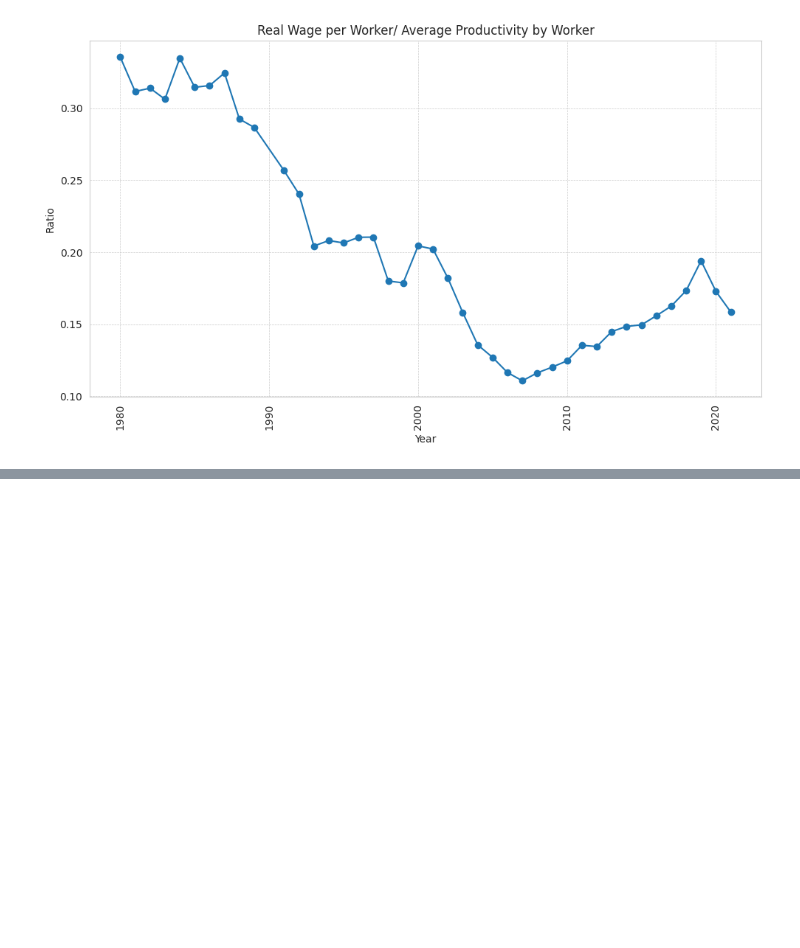
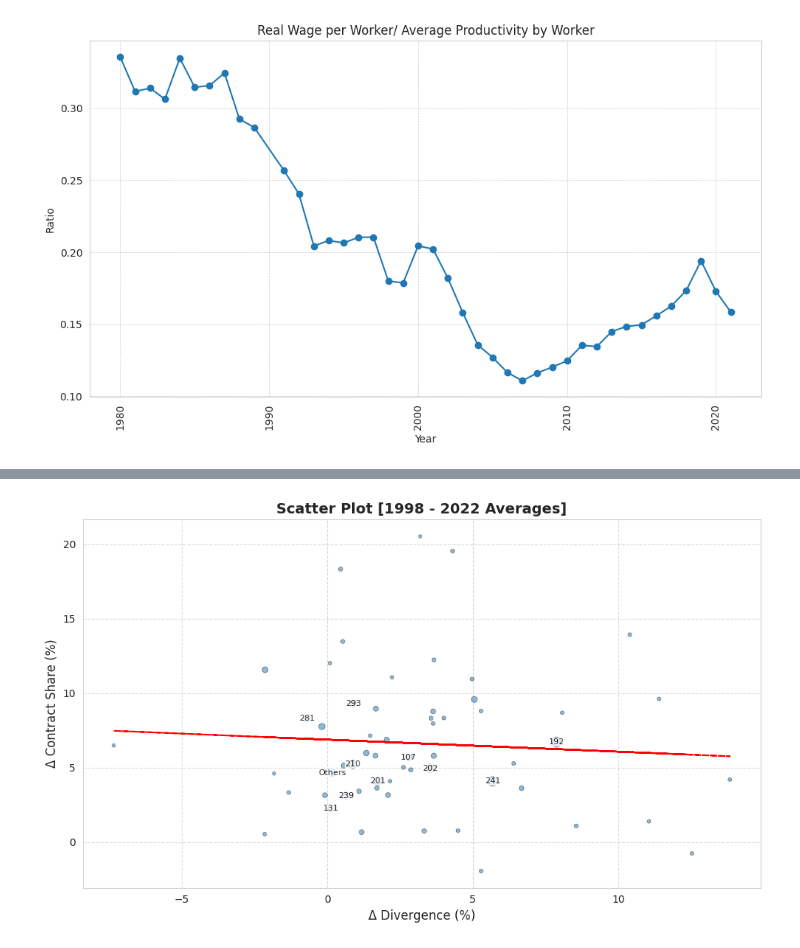
Before and after one commit to kabeerbora/cs_ls, a Jupyter notebook: cs_ls_research.ipynb, the cells around one changed output, grey strips where cells are left out. Saved outputs shown, nothing was run; the diff lists cells and outputs as text; code cells hidden in the pictures; blank space fills up the shorter version.

```diff
--- a/cs_ls_research.ipynb
+++ b/cs_ls_research.ipynb
@@ -128,0 +270,39 @@ plt.show()
+# %%
+import matplotlib.pyplot as plt
+import numpy as np
+import seaborn as sns
+
+avg_by_ind_code_filtered = avg_by_ind_code[(avg_by_ind_code['delta_div_pct'] < 25) & (avg_by_ind_code['delta_div_pct'] > -30) &
+                                         (avg_by_ind_code['delta_cs_pct'] < 25) & (avg_by_ind_code['delta_cs_pct'] > -30)]
+
+# Calculate regression line
+x = avg_by_ind_code_filtered['delta_div_pct']  # Changed to delta_div_pct
+y = avg_by_ind_code_filtered['delta_cs_pct']
+coefficients = np.polyfit(x, y, 1)
+regression_line = np.polyval(coefficients, x)
+
+sns.set_style("whitegrid")
+
+plt.figure(figsize=(10, 6))
+sizes = (avg_by_ind_code_filtered['Net Value Added'] - avg_by_ind_code_filtered['Net Value Added'].min()) / (
+            avg_by_ind_code_filtered['Net Value Added'].max() - avg_by_ind_code_filtered['Net Value Added'].min())
+sizes = sizes * 90 + 10
+plt.scatter(x, y, s=sizes, alpha=0.5, edgecolors='k', linewidths=0.5)
+
+plt.plot(x, regression_line, color='red', linestyle='--', linewidth=1.5, label='Regression Line')
+
+plt.xlabel('Δ Divergence (%)', fontsize=12)  # Changed label
+plt.ylabel('Δ Contract Share (%)', fontsize=12)
+plt.title('Scatter Plot [1998 - 2022 Averages]', fontsize=14, fontweight='bold')
+
+plt.grid(True, linestyle='--', alpha=0.7)
+
+for i, ind_code in enumerate(avg_by_ind_code_filtered.index):
+    if sizes[i] > 40:
+        plt.annotate(ind_code, (x[i], y[i]), fontsize=8, ha='center', va='center',
+                     bbox=dict(facecolor='white', alpha=0.8, edgecolor='none', pad=0.5))
+
+plt.tight_layout()
+plt.show()
+# %% [output]
+[figure, added]
```
Also changed, not shown: parts of 9 cells of this notebook.
